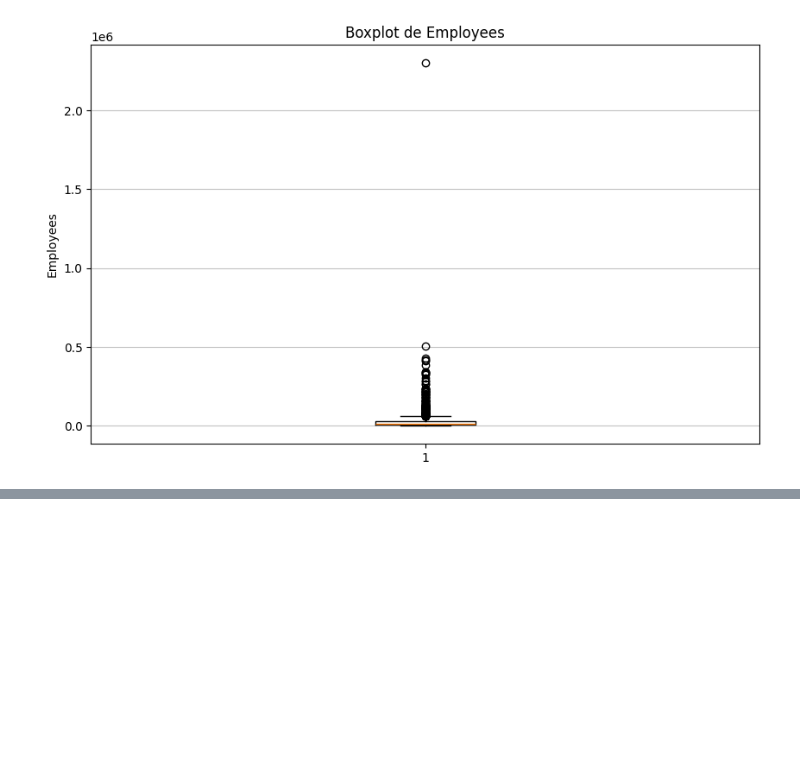
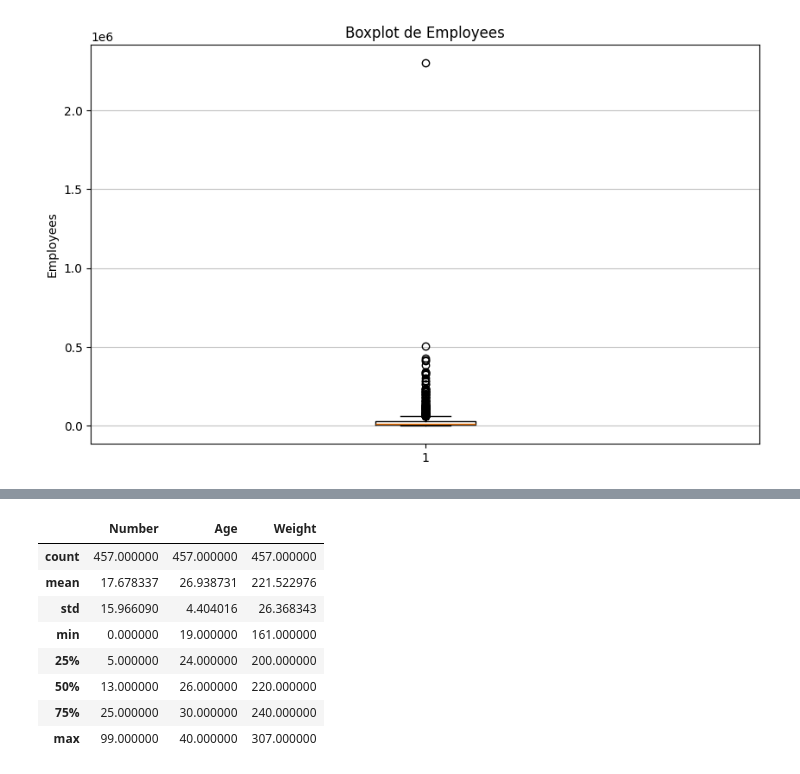
Before and after one commit to Santiago18262/Ciencia_De_Datos, a Jupyter notebook: CienciaDatos/Modulo 3/EjercicioAnálisisDescriptivo.ipynb, the cells around one changed output, grey strips where cells are left out. Cells and saved outputs as stored; diff of their text form; code cells hidden in the pictures; blank space fills up the shorter version.

```diff
--- a/CienciaDatos/Modulo 3/EjercicioAnálisisDescriptivo.ipynb
+++ b/CienciaDatos/Modulo 3/EjercicioAnálisisDescriptivo.ipynb
@@ -112,0 +133,12 @@ Columna Employees: El boxplot muestra que la mayoría de las empresas tienen un
+# %%
+df.describe()
+# %% [output]
+|  | Number | Age | Weight |
+| count | 457.000000 | 457.000000 | 457.000000 |
+| mean | 17.678337 | 26.938731 | 221.522976 |
+| std | 15.966090 | 4.404016 | 26.368343 |
+| min | 0.000000 | 19.000000 | 161.000000 |
+| 25% | 5.000000 | 24.000000 | 200.000000 |
+| 50% | 13.000000 | 26.000000 | 220.000000 |
+| 75% | 25.000000 | 30.000000 | 240.000000 |
+| max | 99.000000 | 40.000000 | 307.000000 |
```
Also changed, not shown: parts of 8 cells of this notebook, 3 other files.
